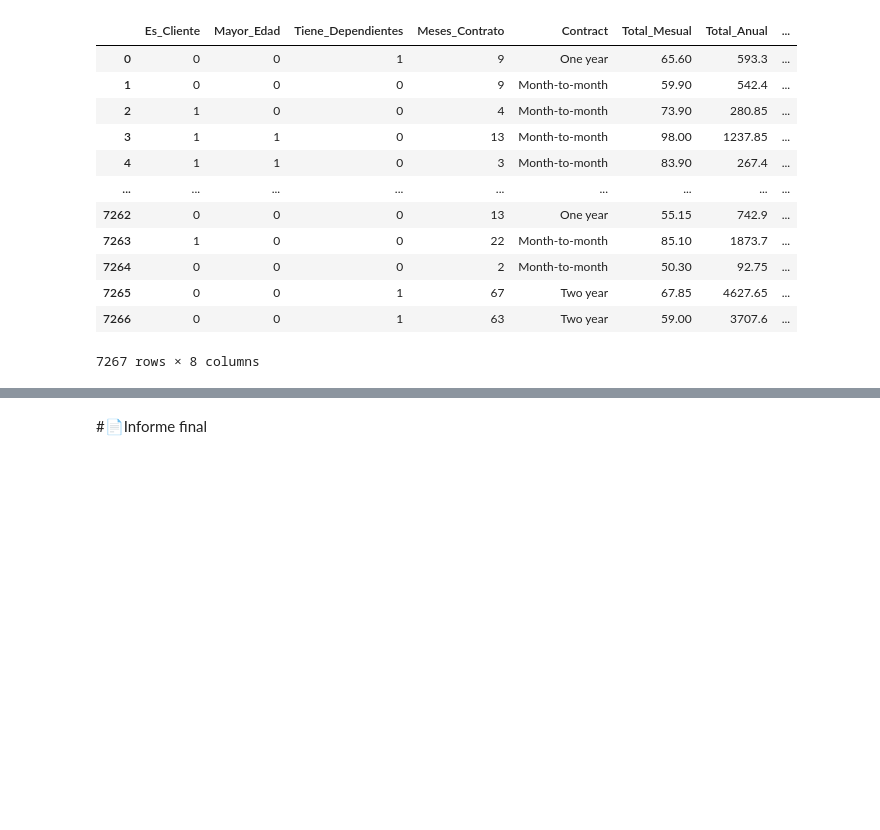
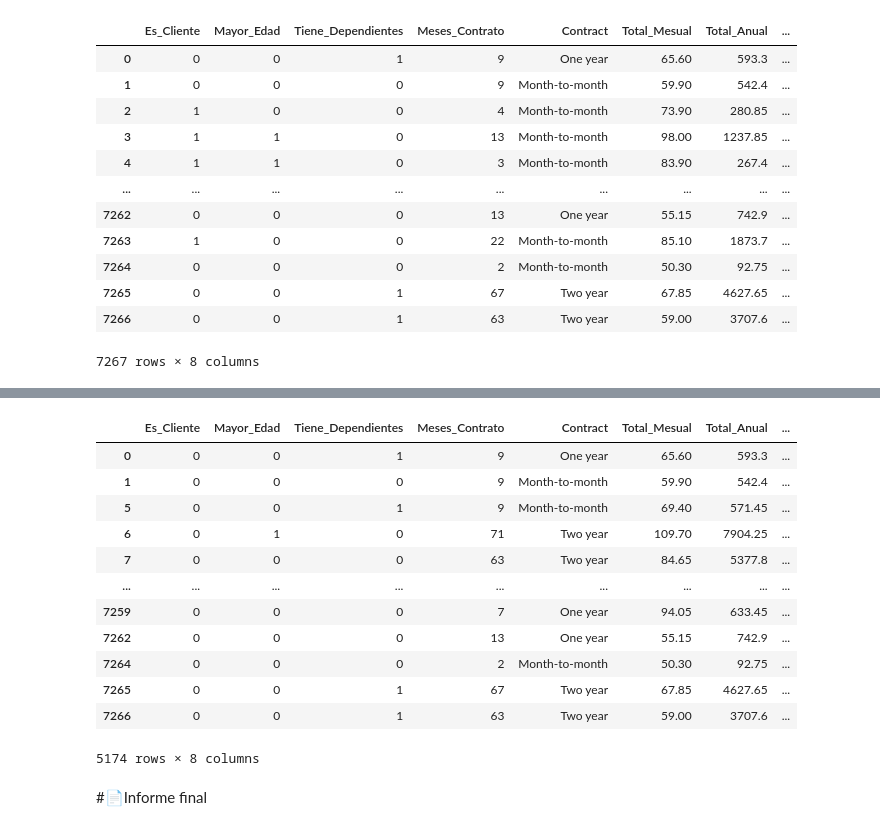
Before and after one commit to GisseYo/ChallengeTelecomX, a Jupyter notebook: TelecomX_LATAM.ipynb, the cells around one changed output, grey strips where cells are left out. Cells and saved outputs as stored; diff of their text form; code cells hidden in the pictures; blank space fills up the shorter version.

```diff
--- a/TelecomX_LATAM.ipynb
+++ b/TelecomX_LATAM.ipynb
@@ -261,2 +278,19 @@ bd_analisis
+# %%
+bd_retirados = bd_analisis[bd_analisis['Es_Cliente'] == 0]
+bd_retirados
+# %% [output]
+|  | Es_Cliente | Mayor_Edad | Tiene_Dependientes | Meses_Contrato | Contract | Total_Mesual | Total_Anual | ... |
+| 0 | 0 | 0 | 1 | 9 | One year | 65.60 | 593.3 | ... |
+| 1 | 0 | 0 | 0 | 9 | Month-to-month | 59.90 | 542.4 | ... |
+| 5 | 0 | 0 | 1 | 9 | Month-to-month | 69.40 | 571.45 | ... |
+| 6 | 0 | 1 | 0 | 71 | Two year | 109.70 | 7904.25 | ... |
+| 7 | 0 | 0 | 0 | 63 | Two year | 84.65 | 5377.8 | ... |
+| ... | ... | ... | ... | ... | ... | ... | ... | ... |
+| 7259 | 0 | 0 | 0 | 7 | One year | 94.05 | 633.45 | ... |
+| 7262 | 0 | 0 | 0 | 13 | One year | 55.15 | 742.9 | ... |
+| 7264 | 0 | 0 | 0 | 2 | Month-to-month | 50.30 | 92.75 | ... |
+| 7265 | 0 | 0 | 1 | 67 | Two year | 67.85 | 4627.65 | ... |
+| 7266 | 0 | 0 | 1 | 63 | Two year | 59.00 | 3707.6 | ... |
+5174 rows × 8 columns
 # %% [markdown]
 #📄Informe final
```
Also changed, not shown: parts of 1 cell of this notebook.
